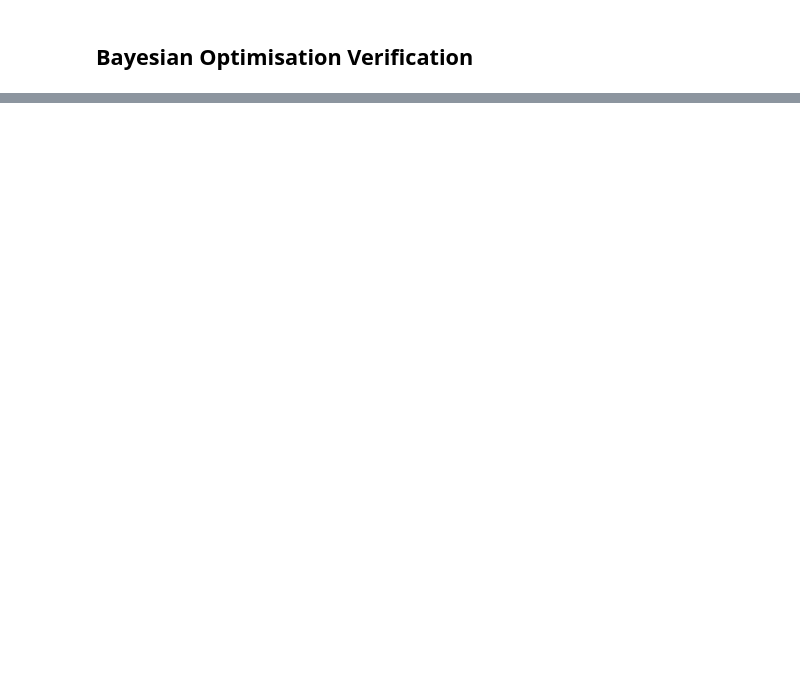
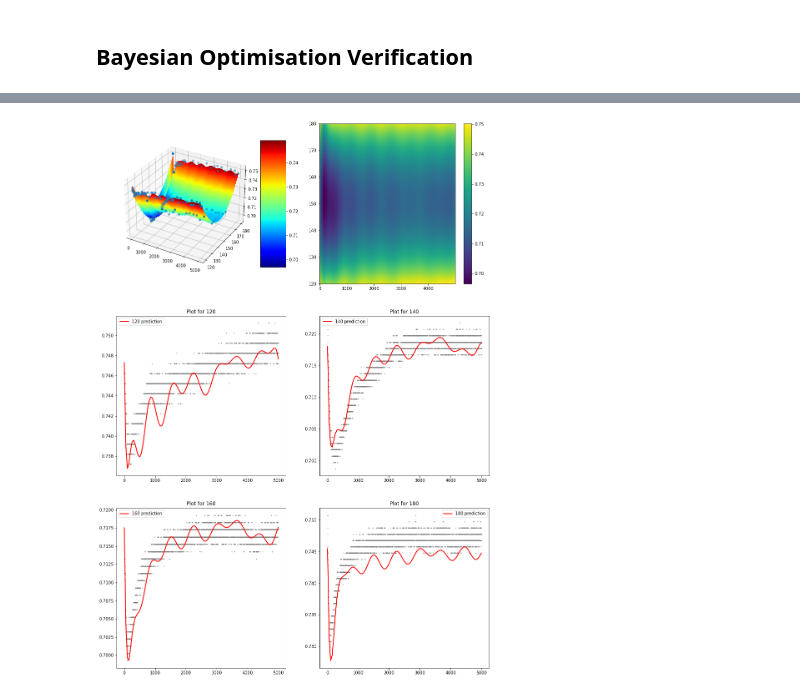
Before and after one commit to michelleliu1027/Bayesian_PV, a Jupyter notebook: BO_plots_comparison.ipynb, the cells around one changed output, grey strips where cells are left out. Cells and saved outputs as stored; diff of their text form; code cells hidden in the pictures; blank space fills up the shorter version.

Commit message:
feat: plot comparison acquisition by abs diff

```diff
--- a/BO_plots_comparison.ipynb
+++ b/BO_plots_comparison.ipynb
@@ -234,0 +169,19 @@ def plot_UCB (X_,y_normal,X,y_mean, sigma,gp):
+# %%
+### Data setup and indexing
+# Data parameters
+NUM_OF_DATA_POINTS = 20
+NUM_OF_PLOT_POINTS = 100
+NUM_OF_EXTRA_DATA = 40
+# Kernel setting and prediction
+LOWEST_NOISE_LEVEL = 1e-16
+HIGHEST_NOISE_LEVEL = 1e-12
+KERNEL_ALPHA = 1e-15
+# max mse before remove it from final performance plot
+MAX_mse_allowed = 1e-5
+
+gp = GaussianProcessRegressor(alpha=1e-06 ,kernel = 1**2 * RBF(length_scale=6.17) + WhiteKernel(noise_level=1e-16))
+#2.35,0.27,4.24,6.17,17,0.32
+X,Y,X_num,x_normal = data_setup(NUM_OF_DATA_POINTS,y_normal)
+gp.fit(X,Y)
+print(gp)
+plot(gp,X,temp_list,NUM_OF_PLOT_POINTS,NUM_OF_DATA_POINTS)
@@ -336,0 +277,37 @@ plot_performance(list_DATA_POINTS,list_lml)
+# %%
+    x1 = np.linspace(X[:,0].min(), X[:,0].max(),num = NUM_OF_PLOT_POINTS)
+    x2 = np.linspace(X[:,1].min(), X[:,1].max(),num = NUM_OF_PLOT_POINTS)
+    x1x2 = np.array(list(product(x1, x2)))
+    y_pred, std = gp.predict(x1x2, return_std=True)
+    X0p, X1p = x1x2[:,0].reshape(NUM_OF_PLOT_POINTS,NUM_OF_PLOT_POINTS), x1x2[:,1].reshape(NUM_OF_PLOT_POINTS,NUM_OF_PLOT_POINTS)
+    Zp = np.reshape(y_pred,(NUM_OF_PLOT_POINTS,NUM_OF_PLOT_POINTS))
+
+    fig = plt.figure(figsize=(16,24),facecolor='white')
+    ax = fig.add_subplot(3,2,1, projection='3d')
+    surf = ax.plot_surface(X0p, X1p, Zp, rstride=1, cstride=1, cmap='jet', linewidth=0, antialiased=False)
+    ax.scatter(X[:,0],X[:,1],Y)
+    fig.colorbar(surf, aspect=5)
+
+    ax = fig.add_subplot(3,2,2)
+    pcm = ax.pcolormesh(X0p, X1p, Zp)
+    fig.colorbar(pcm, ax=ax)
+
+    i = 1
+    j = NUM_OF_DATA_POINTS
+    k = 0
+    plot_index = 3
+    for temp in temp_list:
+        plt.subplot(3,2,plot_index),plt.plot(x1,Zp[:,i],label = str(temp)+' prediction',c='red',lw=2,zorder=3)
+        # plt.scatter (X_num,Y[j-NUM_OF_DATA_POINTS:j],label = str(temp)+'training',c='blue',zorder=2)
+        plt.legend()
+        plt.title('Plot for '+str(temp))
+        plt.scatter(X_,y_normal[k:k+5000],label = str(temp)+' true',s=1,c='grey',zorder=1),
+        # plt.yticks(np.arange(0.6,0.8,0.01)),plt.title(str(temp)),plt.legend(),plt.tight_layout
+        i += int(NUM_OF_PLOT_POINTS/3-1)
+        j += NUM_OF_DATA_POINTS
+        k+=5000
+        plot_index+=1
+    plt.savefig('plot_comp.png')
+    plt.show()
+# %% [output]
+[figure, added]
```
Also changed, not shown: parts of 8 cells of this notebook, 2 other files.
